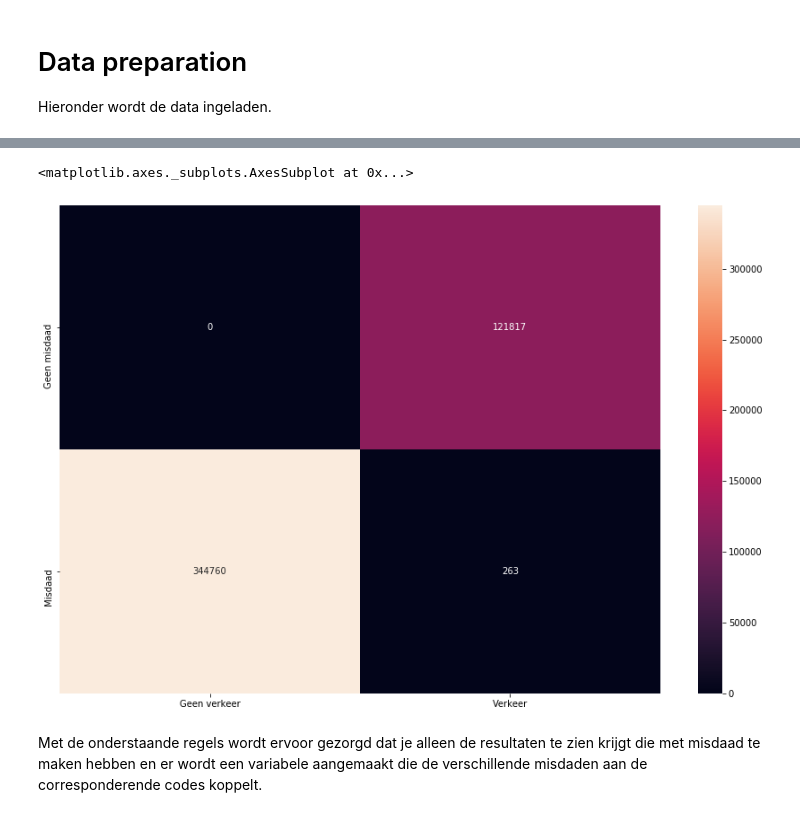
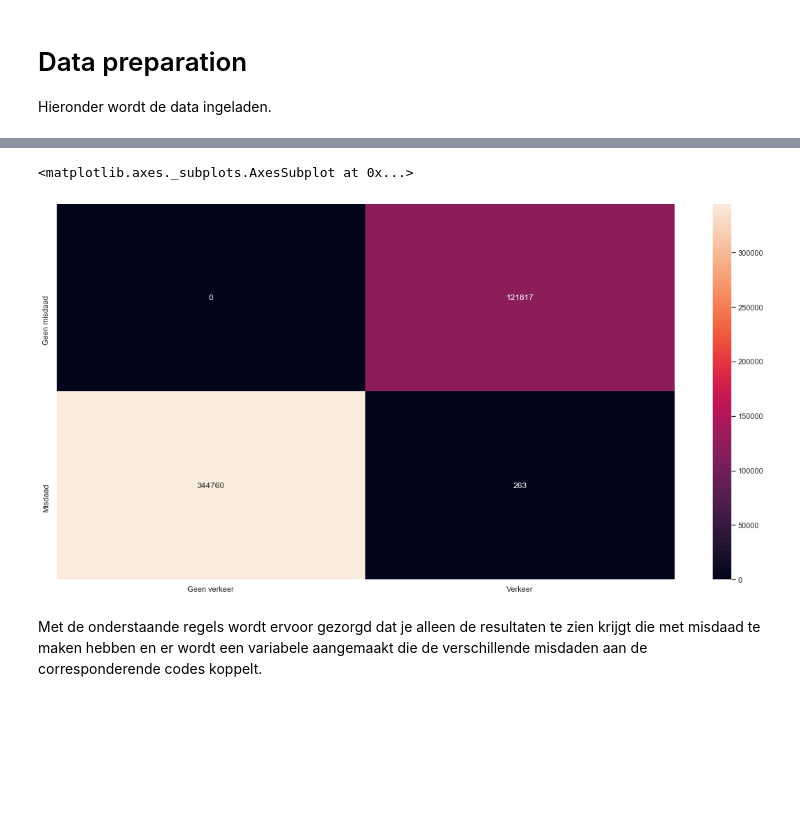
Before and after one commit to S1068835/Misdaad-Denver, a Jupyter notebook: Misdaad_Denver.ipynb, the cells around one changed output, grey strips where cells are left out. Cells and saved outputs as stored; diff of their text form; code cells hidden in the pictures; blank space fills up the shorter version.

```diff
--- a/Misdaad_Denver.ipynb
+++ b/Misdaad_Denver.ipynb
@@ -112,15 +112,15 @@ crime.head()
 | 3 | 201872333 | 201872333239900 | 2399 | 0 | theft-other | larceny | ... |
 | 4 | 2017411405 | 2017411405230300 | 2303 | 0 | theft-shoplift | larceny | ... |
 # %%
-plt.figure(figsize=(15,10))
+sns.set(rc={ 'figure.figsize':(20.0, 10.0)})
 crime_and_traffic = pd.crosstab(index=crime['IS_CRIME'],
                                 columns=crime['IS_TRAFFIC'])
 crime_and_traffic.index = ["Geen misdaad", "Misdaad"]
 crime_and_traffic.columns = ["Geen verkeer", "Verkeer"]
 sns.heatmap(crime_and_traffic, annot=True, fmt="d")
 # %% [output]
 <matplotlib.axes._subplots.AxesSubplot at 0x...>
-[figure, old version]
+[figure, new version]
 # %% [markdown]
 Met de onderstaande regels wordt ervoor gezorgd dat je alleen de resultaten te zien krijgt die met misdaad te maken hebben en er wordt een variabele aangemaakt die de verschillende misdaden aan de corresponderende codes koppelt.
 # %%
```
Also changed, not shown: parts of 9 cells of this notebook, 1 other file.
